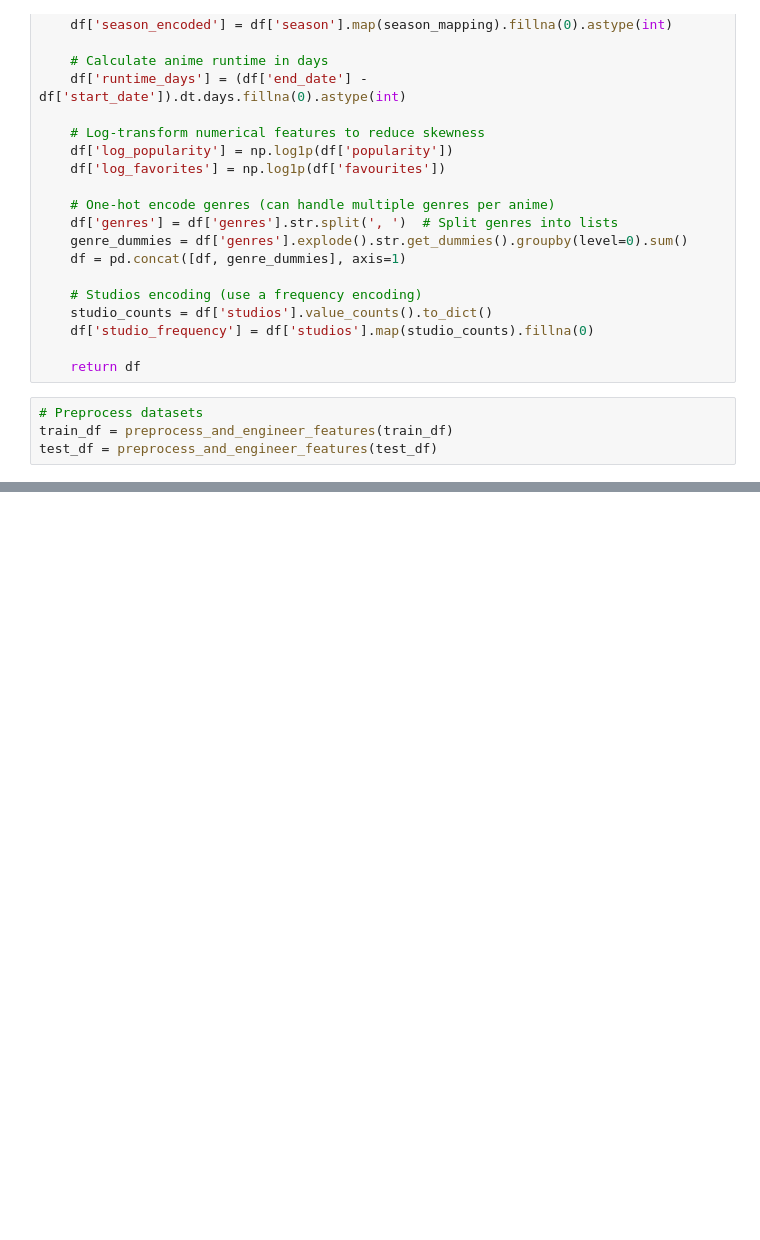
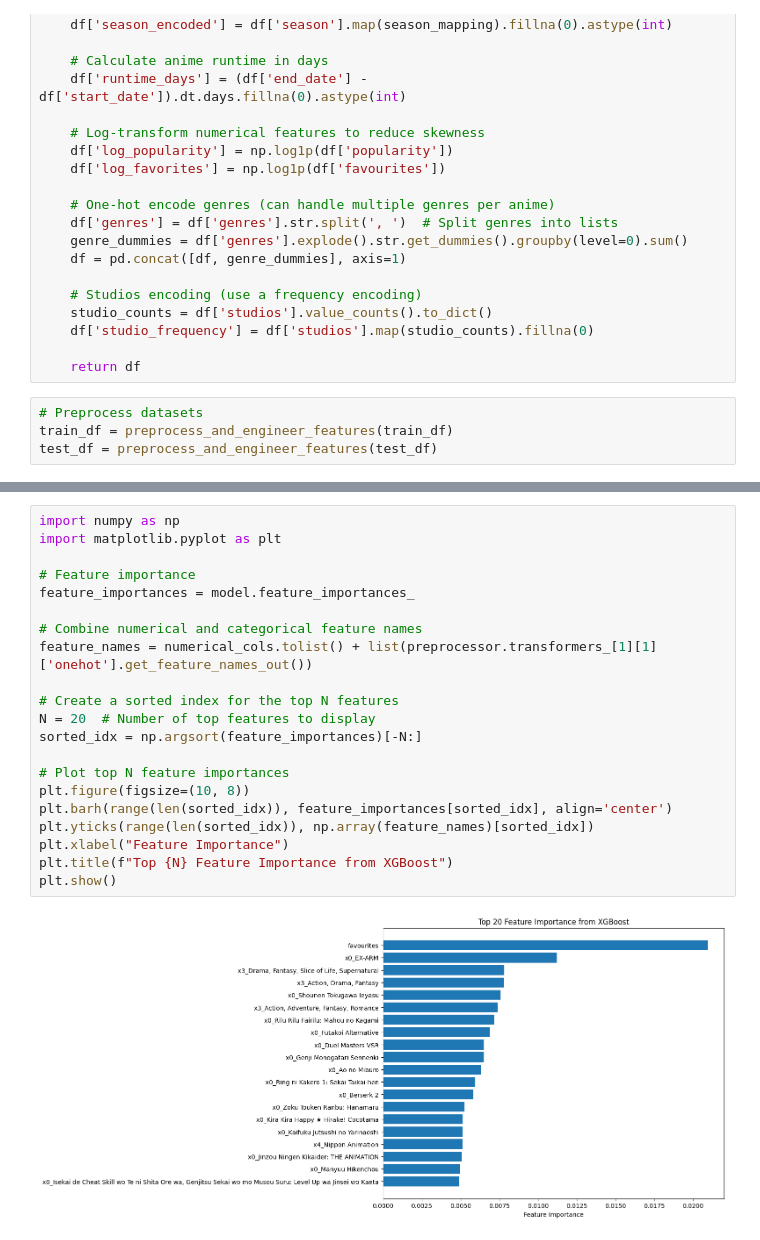
Before and after one commit to ZReidPie/zreid-datascience-finalproject, a Jupyter notebook: code.ipynb, the cells around one changed output, grey strips where cells are left out. Drawn from its saved outputs; the diff is of its cells as text; blank space fills up the shorter version.

```diff
--- a/code.ipynb
+++ b/code.ipynb
@@ -511,0 +542,23 @@ Validation RMSE: 3.6896
+# %%
+import numpy as np
+import matplotlib.pyplot as plt
+
+# Feature importance
+feature_importances = model.feature_importances_
+
+# Combine numerical and categorical feature names
+feature_names = numerical_cols.tolist() + list(preprocessor.transformers_[1][1]['onehot'].get_feature_names_out())
+
+# Create a sorted index for the top N features
+N = 20  # Number of top features to display
+sorted_idx = np.argsort(feature_importances)[-N:]
+
+# Plot top N feature importances
+plt.figure(figsize=(10, 8))
+plt.barh(range(len(sorted_idx)), feature_importances[sorted_idx], align='center')
+plt.yticks(range(len(sorted_idx)), np.array(feature_names)[sorted_idx])
+plt.xlabel("Feature Importance")
+plt.title(f"Top {N} Feature Importance from XGBoost")
+plt.show()
+# %% [output]
+[figure, added]
```
Also changed, not shown: parts of 6 cells of this notebook, 4 other files.
